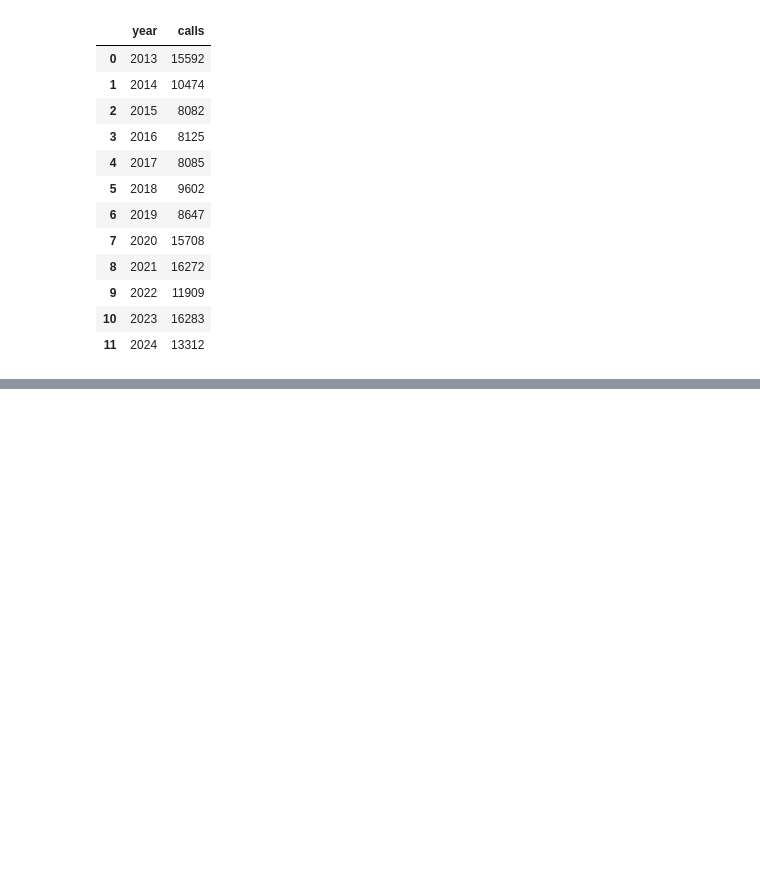
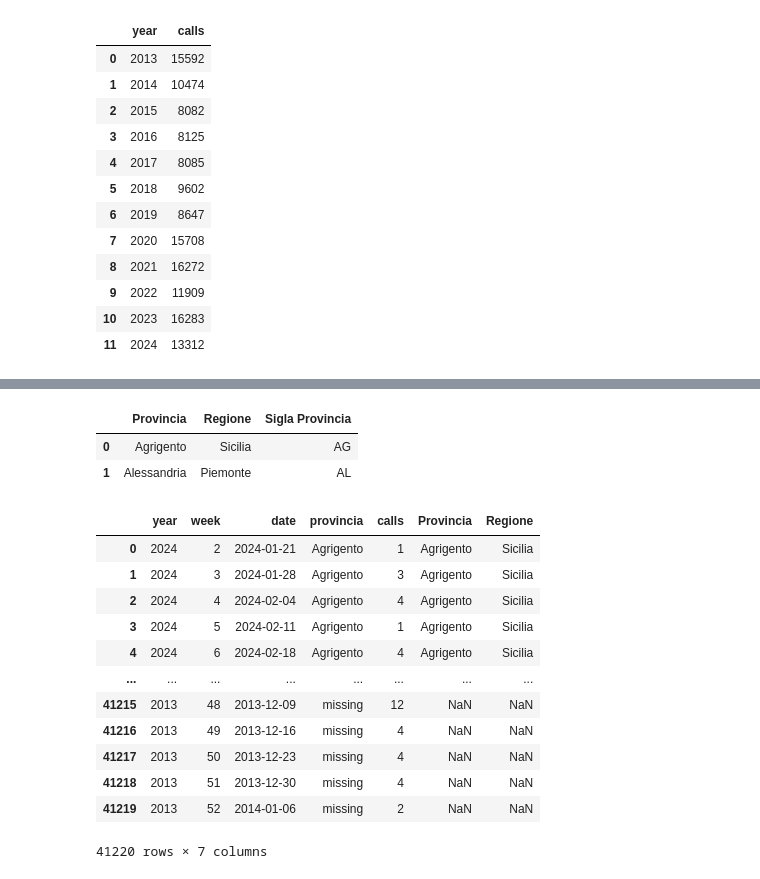
Before and after one commit to marcodallastella/chiamate-1522, a Jupyter notebook: notebooks/3_analysis.ipynb, the cells around one changed output, grey strips where cells are left out. Cells and saved outputs as stored; diff of their text form; code cells hidden in the pictures; blank space fills up the shorter version.

```diff
--- a/notebooks/3_analysis.ipynb
+++ b/notebooks/3_analysis.ipynb
@@ -97,0 +136,3 @@ calls_by_year
+# %%
+df1 = pd.read_csv('../processed_data/calls_clean.csv')
+df1
@@ -97,0 +153,34 @@ calls_by_year
+# %%
+df2 = pd.read_csv('../raw_data/province_regioni_italia.csv', sep=',')
+df2.head(2)
+# %% [output]
+|  | Provincia | Regione | Sigla Provincia |
+| 0 | Agrigento | Sicilia | AG |
+| 1 | Alessandria | Piemonte | AL |
+# %%
+# Using merge
+df = df1.merge(df2[['Provincia', 'Regione']],
+              left_on='provincia',
+              right_on='Provincia',
+              how='left')
+
+# # Or using map (if you prefer)
+# # First create a mapping dictionary
+# provincia_to_regione = dict(zip(df2['Provincia'], df2['Regione']))
+# df['Regione'] = df['provincia'].map(provincia_to_regione)
+# %%
+df
+# %% [output]
+|  | year | week | date | provincia | calls | Provincia | Regione |
+| 0 | 2024 | 2 | 2024-01-21 | Agrigento | 1 | Agrigento | Sicilia |
+| 1 | 2024 | 3 | 2024-01-28 | Agrigento | 3 | Agrigento | Sicilia |
+| 2 | 2024 | 4 | 2024-02-04 | Agrigento | 4 | Agrigento | Sicilia |
+| 3 | 2024 | 5 | 2024-02-11 | Agrigento | 1 | Agrigento | Sicilia |
+| 4 | 2024 | 6 | 2024-02-18 | Agrigento | 4 | Agrigento | Sicilia |
+| ... | ... | ... | ... | ... | ... | ... | ... |
+| 41215 | 2013 | 48 | 2013-12-09 | missing | 12 | NaN | NaN |
+| 41216 | 2013 | 49 | 2013-12-16 | missing | 4 | NaN | NaN |
+| 41217 | 2013 | 50 | 2013-12-23 | missing | 4 | NaN | NaN |
+| 41218 | 2013 | 51 | 2013-12-30 | missing | 4 | NaN | NaN |
+| 41219 | 2013 | 52 | 2014-01-06 | missing | 2 | NaN | NaN |
+41220 rows × 7 columns
```
Also changed, not shown: parts of 9 cells of this notebook.
